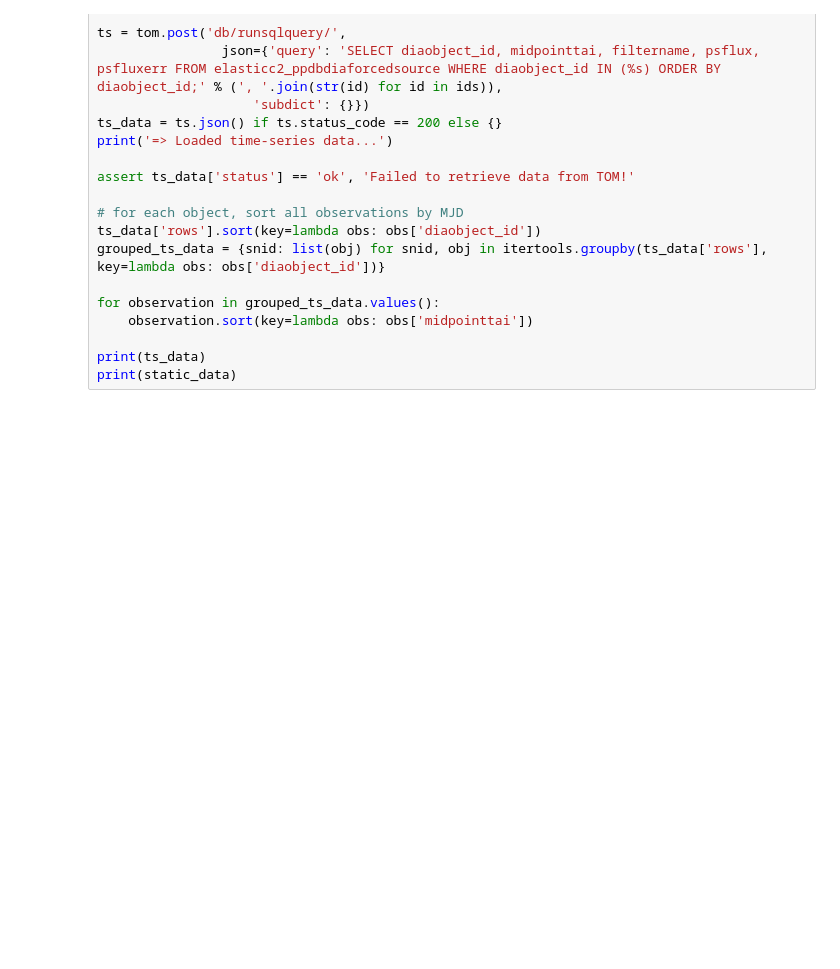
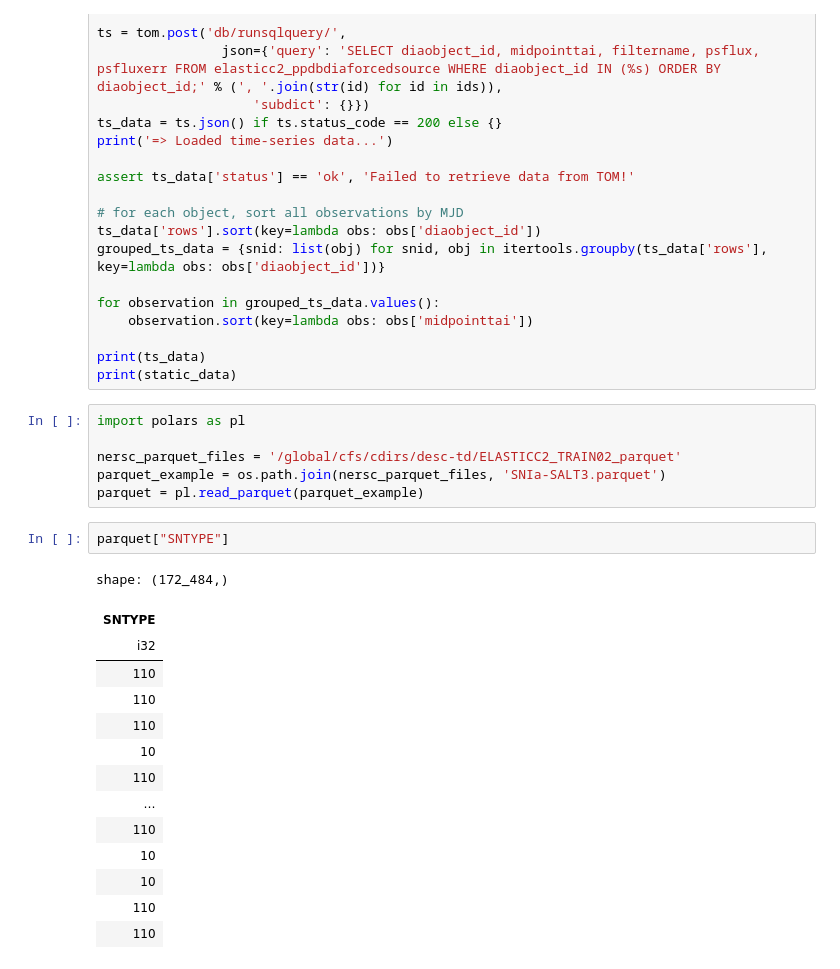
Before and after one commit to LSSTDESC/oracle-resspect-classifier, a Jupyter notebook: notebooks/test_feature_extractor.ipynb, the cells around one changed output. Drawn from its saved outputs; the diff is of its cells as text; blank space fills up the shorter version.

```diff
--- a/notebooks/test_feature_extractor.ipynb
+++ b/notebooks/test_feature_extractor.ipynb
@@ -58,3 +60,26 @@ for observation in grouped_ts_data.values():
 
 print(ts_data)
 print(static_data)
+# %%
+import polars as pl
+
+nersc_parquet_files = '/global/cfs/cdirs/desc-td/ELASTICC2_TRAIN02_parquet'
+parquet_example = os.path.join(nersc_parquet_files, 'SNIa-SALT3.parquet')
+parquet = pl.read_parquet(parquet_example)
+# %%
+parquet["SNTYPE"]
+# %% [output]
+shape: (172_484,)
+| SNTYPE |
+| i32 |
+| 110 |
+| 110 |
+| 110 |
+| 10 |
+| 110 |
+| … |
+| 110 |
+| 10 |
+| 10 |
+| 110 |
+| 110 |
```
Also changed, not shown: parts of 5 cells of this notebook, 2 other files.
